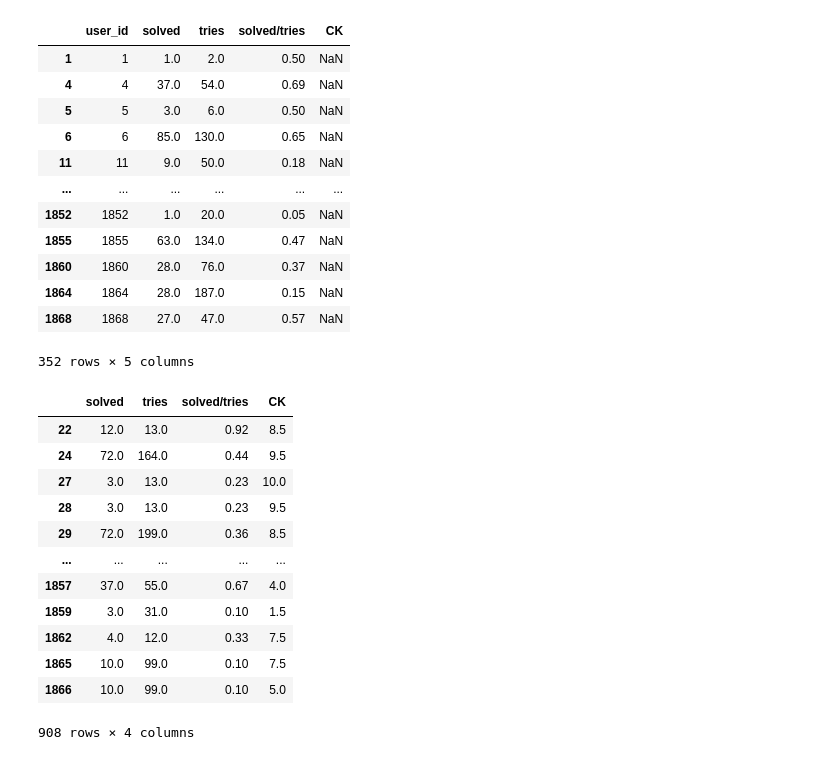
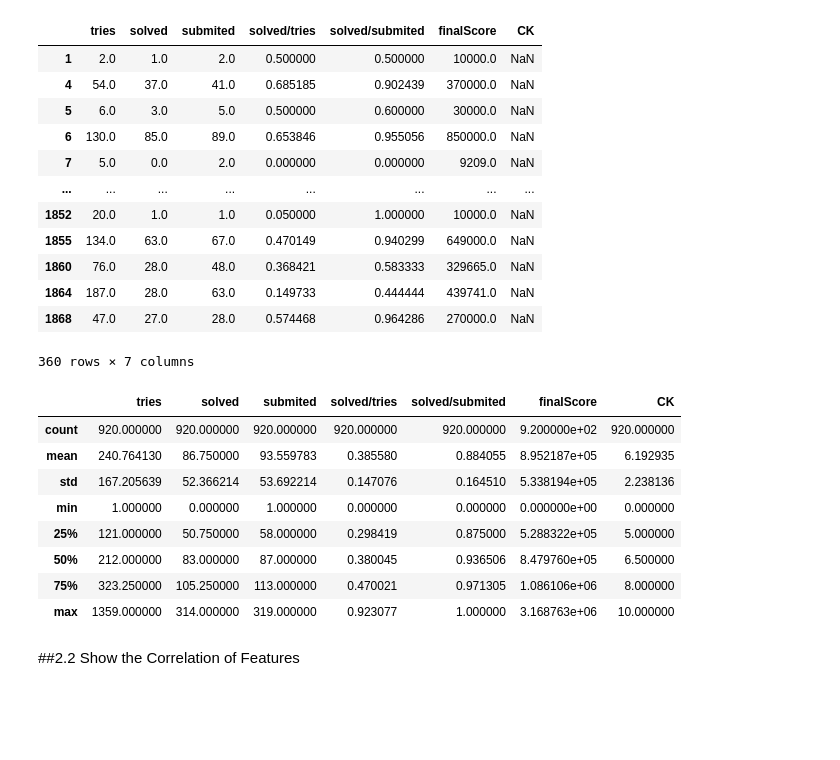
Before and after one commit to lphuong304/CS114.L21, a Jupyter notebook: COLAB_ASSIGNMENTS/COLAB_ASSIGNMENT_17_05/Solution02.ipynb, the cells around one changed output. Saved outputs shown, nothing was run; the diff lists cells and outputs as text; code cells hidden in the pictures; blank space fills up the shorter version.

```diff
--- a/COLAB_ASSIGNMENTS/COLAB_ASSIGNMENT_17_05/Solution02.ipynb
+++ b/COLAB_ASSIGNMENTS/COLAB_ASSIGNMENT_17_05/Solution02.ipynb
@@ -411,10 +353,3 @@ new_data['solved'] = new_data['solved'].fillna(int(np.mean(new_data['solved'])))
 # %%
-#create column solved/tries
-new_data['solved/tries'] = round(new_data['solved']/new_data['tries'], 2)
+new_data['solved/tries'] = new_data['solved'] / new_data['tries']
+new_data['solved/submited'] = new_data['solved'] / new_data['submited']
-# %%
-#convert type of data CK into numeric
-new_data['CK'] = pd.to_numeric(new_data['CK'], errors='coerce')
-# %%
-columns_titles = ['user_id','solved', 'tries', 'solved/tries', 'CK']
-new_data=new_data.reindex(columns=columns_titles)
-new_data
@@ -435,18 +356,22 @@ new_data
+# %%
+new_data['finalScore'] = new_data['finalScore'].interpolate(method = 'pad', limit = 3)
+new_data['finalScore'] = new_data['finalScore'].fillna(int(np.mean(new_data['finalScore'])))
 # %%
 data_to_predict = new_data[new_data.isna().any(axis=1)]
 data_to_predict = data_to_predict[data_to_predict['solved/tries'] <= 1]
+data_to_predict = data_to_predict[data_to_predict['solved/submited'] <= 1]
 data_to_predict
 # %% [output]
-|  | user_id | solved | tries | solved/tries | CK |
-| 1 | 1 | 1.0 | 2.0 | 0.50 | NaN |
-| 4 | 4 | 37.0 | 54.0 | 0.69 | NaN |
-| 5 | 5 | 3.0 | 6.0 | 0.50 | NaN |
-| 6 | 6 | 85.0 | 130.0 | 0.65 | NaN |
-| 11 | 11 | 9.0 | 50.0 | 0.18 | NaN |
-| ... | ... | ... | ... | ... | ... |
-| 1852 | 1852 | 1.0 | 20.0 | 0.05 | NaN |
-| 1855 | 1855 | 63.0 | 134.0 | 0.47 | NaN |
-| 1860 | 1860 | 28.0 | 76.0 | 0.37 | NaN |
-| 1864 | 1864 | 28.0 | 187.0 | 0.15 | NaN |
-| 1868 | 1868 | 27.0 | 47.0 | 0.57 | NaN |
+|  | tries | solved | submited | solved/tries | solved/submited | finalScore | CK |
+| 1 | 2.0 | 1.0 | 2.0 | 0.500000 | 0.500000 | 10000.0 | NaN |
+| 4 | 54.0 | 37.0 | 41.0 | 0.685185 | 0.902439 | 370000.0 | NaN |
+| 5 | 6.0 | 3.0 | 5.0 | 0.500000 | 0.600000 | 30000.0 | NaN |
+| 6 | 130.0 | 85.0 | 89.0 | 0.653846 | 0.955056 | 850000.0 | NaN |
+| 7 | 5.0 | 0.0 | 2.0 | 0.000000 | 0.000000 | 9209.0 | NaN |
+| ... | ... | ... | ... | ... | ... | ... | ... |
+| 1852 | 20.0 | 1.0 | 1.0 | 0.050000 | 1.000000 | 10000.0 | NaN |
+| 1855 | 134.0 | 63.0 | 67.0 | 0.470149 | 0.940299 | 649000.0 | NaN |
+| 1860 | 76.0 | 28.0 | 48.0 | 0.368421 | 0.583333 | 329665.0 | NaN |
+| 1864 | 187.0 | 28.0 | 63.0 | 0.149733 | 0.444444 | 439741.0 | NaN |
+| 1868 | 47.0 | 27.0 | 28.0 | 0.574468 | 0.964286 | 270000.0 | NaN |
-352 rows × 5 columns
+360 rows × 7 columns
@@ -461,16 +384,12 @@ data_to_train = data_to_train[data_to_train['solved/tries'] <= 1]
 # %%
-data_to_train
+data_to_train.describe()
 # %% [output]
-|  | solved | tries | solved/tries | CK |
-| 22 | 12.0 | 13.0 | 0.92 | 8.5 |
-| 24 | 72.0 | 164.0 | 0.44 | 9.5 |
-| 27 | 3.0 | 13.0 | 0.23 | 10.0 |
-| 28 | 3.0 | 13.0 | 0.23 | 9.5 |
-| 29 | 72.0 | 199.0 | 0.36 | 8.5 |
-| ... | ... | ... | ... | ... |
-| 1857 | 37.0 | 55.0 | 0.67 | 4.0 |
-| 1859 | 3.0 | 31.0 | 0.10 | 1.5 |
-| 1862 | 4.0 | 12.0 | 0.33 | 7.5 |
-| 1865 | 10.0 | 99.0 | 0.10 | 7.5 |
-| 1866 | 10.0 | 99.0 | 0.10 | 5.0 |
+|  | tries | solved | submited | solved/tries | solved/submited | finalScore | CK |
+| count | 920.000000 | 920.000000 | 920.000000 | 920.000000 | 920.000000 | 9.200000e+02 | 920.000000 |
+| mean | 240.764130 | 86.750000 | 93.559783 | 0.385580 | 0.884055 | 8.952187e+05 | 6.192935 |
+| std | 167.205639 | 52.366214 | 53.692214 | 0.147076 | 0.164510 | 5.338194e+05 | 2.238136 |
+| min | 1.000000 | 0.000000 | 1.000000 | 0.000000 | 0.000000 | 0.000000e+00 | 0.000000 |
+| 25% | 121.000000 | 50.750000 | 58.000000 | 0.298419 | 0.875000 | 5.288322e+05 | 5.000000 |
+| 50% | 212.000000 | 83.000000 | 87.000000 | 0.380045 | 0.936506 | 8.479760e+05 | 6.500000 |
+| 75% | 323.250000 | 105.250000 | 113.000000 | 0.470021 | 0.971305 | 1.086106e+06 | 8.000000 |
+| max | 1359.000000 | 314.000000 | 319.000000 | 0.923077 | 1.000000 | 3.168763e+06 | 10.000000 |
-908 rows × 4 columns
@@ -482,0 +396,2 @@ data_to_train
+# %% [markdown]
+##2.2 Show the Correlation of  Features
```
Also changed, not shown: parts of 73 cells of this notebook.
